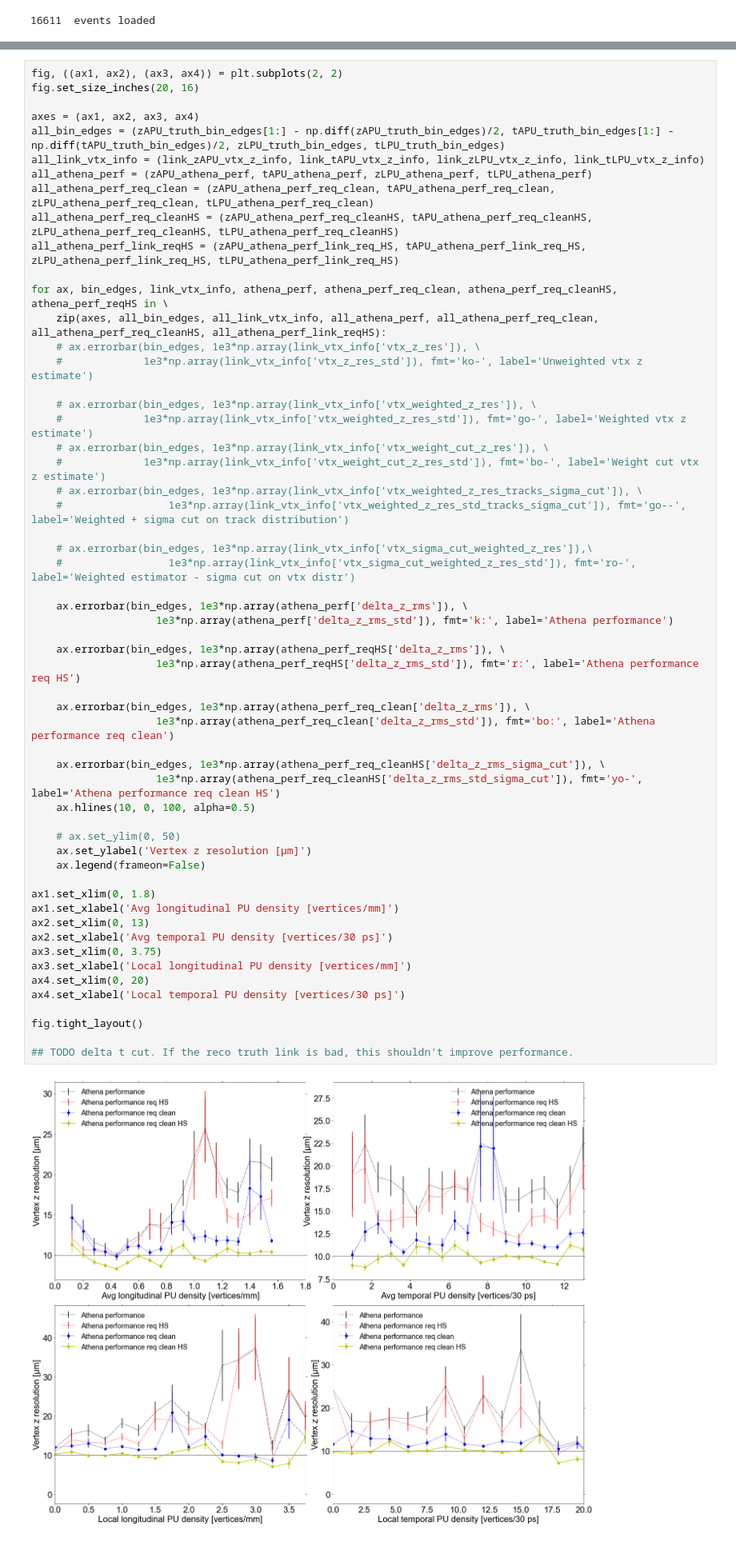
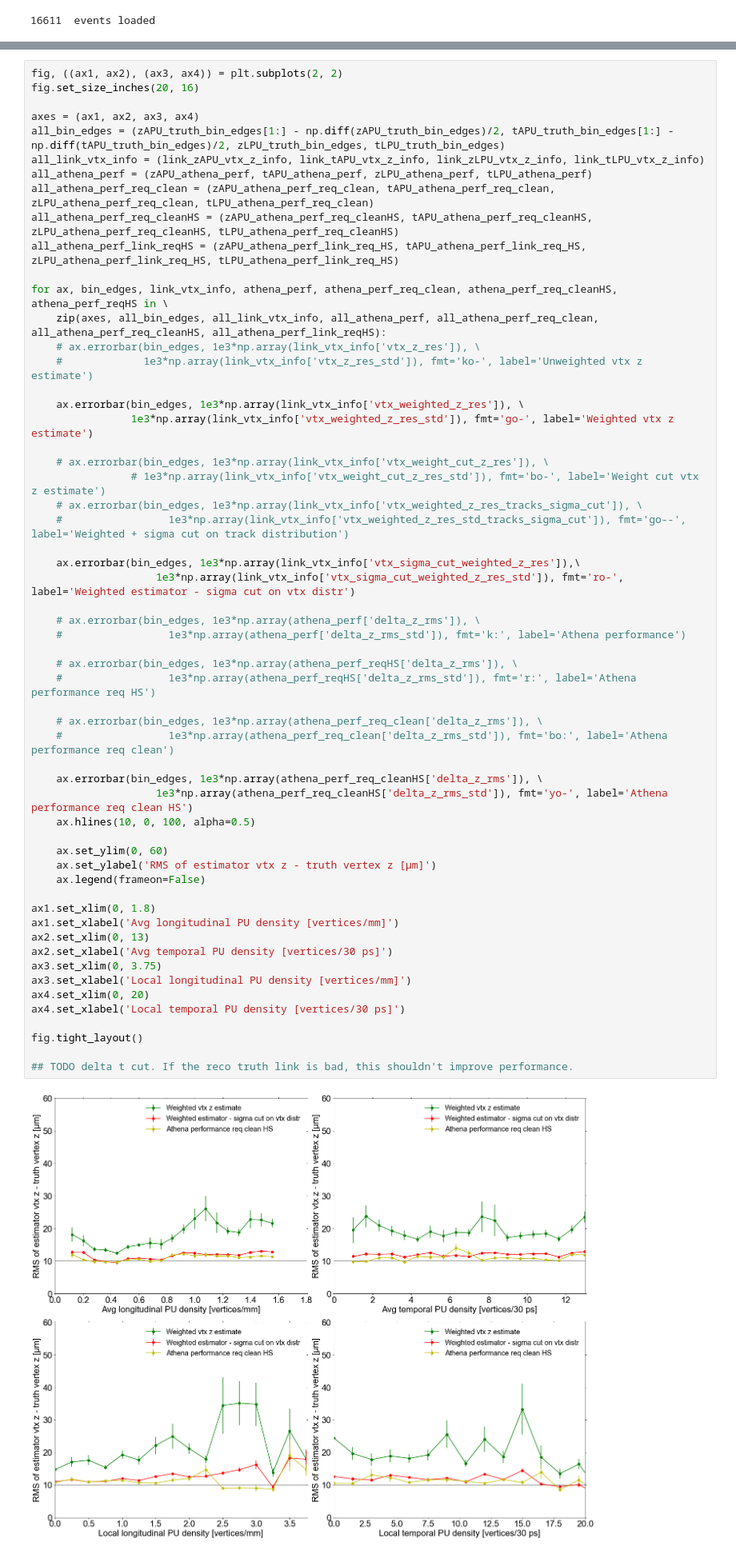
Before and after one commit to ttlindkvist/4DTracking, a Jupyter notebook: pileup_z.ipynb, the cells around one changed output, grey strips where cells are left out. Shown at 80% size. Cells and saved outputs as stored; diff of their text form.

```diff
--- a/pileup_z.ipynb
+++ b/pileup_z.ipynb
@@ -892,49 +991,50 @@ all_athena_perf_link_reqHS = (zAPU_athena_perf_link_req_HS, tAPU_athena_perf_lin
 for ax, bin_edges, link_vtx_info, athena_perf, athena_perf_req_clean, athena_perf_req_cleanHS, athena_perf_reqHS in \
     zip(axes, all_bin_edges, all_link_vtx_info, all_athena_perf, all_athena_perf_req_clean, all_athena_perf_req_cleanHS, all_athena_perf_link_reqHS):
     # ax.errorbar(bin_edges, 1e3*np.array(link_vtx_info['vtx_z_res']), \
     #             1e3*np.array(link_vtx_info['vtx_z_res_std']), fmt='ko-', label='Unweighted vtx z estimate')
 
-    # ax.errorbar(bin_edges, 1e3*np.array(link_vtx_info['vtx_weighted_z_res']), \
-    #             1e3*np.array(link_vtx_info['vtx_weighted_z_res_std']), fmt='go-', label='Weighted vtx z estimate')
+    ax.errorbar(bin_edges, 1e3*np.array(link_vtx_info['vtx_weighted_z_res']), \
+                1e3*np.array(link_vtx_info['vtx_weighted_z_res_std']), fmt='go-', label='Weighted vtx z estimate')
+
     # ax.errorbar(bin_edges, 1e3*np.array(link_vtx_info['vtx_weight_cut_z_res']), \
-    #             1e3*np.array(link_vtx_info['vtx_weight_cut_z_res_std']), fmt='bo-', label='Weight cut vtx z estimate')
+                # 1e3*np.array(link_vtx_info['vtx_weight_cut_z_res_std']), fmt='bo-', label='Weight cut vtx z estimate')
     # ax.errorbar(bin_edges, 1e3*np.array(link_vtx_info['vtx_weighted_z_res_tracks_sigma_cut']), \
     #                 1e3*np.array(link_vtx_info['vtx_weighted_z_res_std_tracks_sigma_cut']), fmt='go--', label='Weighted + sigma cut on track distribution')
 
-    # ax.errorbar(bin_edges, 1e3*np.array(link_vtx_info['vtx_sigma_cut_weighted_z_res']),\
-    #                 1e3*np.array(link_vtx_info['vtx_sigma_cut_weighted_z_res_std']), fmt='ro-', label='Weighted estimator - sigma cut on vtx distr')
+    ax.errorbar(bin_edges, 1e3*np.array(link_vtx_info['vtx_sigma_cut_weighted_z_res']),\
+                    1e3*np.array(link_vtx_info['vtx_sigma_cut_weighted_z_res_std']), fmt='ro-', label='Weighted estimator - sigma cut on vtx distr')
 
-    ax.errorbar(bin_edges, 1e3*np.array(athena_perf['delta_z_rms']), \
-                    1e3*np.array(athena_perf['delta_z_rms_std']), fmt='k:', label='Athena performance')
+    # ax.errorbar(bin_edges, 1e3*np.array(athena_perf['delta_z_rms']), \
+    #                 1e3*np.array(athena_perf['delta_z_rms_std']), fmt='k:', label='Athena performance')
 
-    ax.errorbar(bin_edges, 1e3*np.array(athena_perf_reqHS['delta_z_rms']), \
-                    1e3*np.array(athena_perf_reqHS['delta_z_rms_std']), fmt='r:', label='Athena performance req HS')
+    # ax.errorbar(bin_edges, 1e3*np.array(athena_perf_reqHS['delta_z_rms']), \
+    #                 1e3*np.array(athena_perf_reqHS['delta_z_rms_std']), fmt='r:', label='Athena performance req HS')
 
-    ax.errorbar(bin_edges, 1e3*np.array(athena_perf_req_clean['delta_z_rms']), \
-                    1e3*np.array(athena_perf_req_clean['delta_z_rms_std']), fmt='bo:', label='Athena performance req clean')
+    # ax.errorbar(bin_edges, 1e3*np.array(athena_perf_req_clean['delta_z_rms']), \
+    #                 1e3*np.array(athena_perf_req_clean['delta_z_rms_std']), fmt='bo:', label='Athena performance req clean')
 
-    ax.errorbar(bin_edges, 1e3*np.array(athena_perf_req_cleanHS['delta_z_rms_sigma_cut']), \
-                    1e3*np.array(athena_perf_req_cleanHS['delta_z_rms_std_sigma_cut']), fmt='yo-', label='Athena performance req clean HS')
+    ax.errorbar(bin_edges, 1e3*np.array(athena_perf_req_cleanHS['delta_z_rms']), \
+                    1e3*np.array(athena_perf_req_cleanHS['delta_z_rms_std']), fmt='yo-', label='Athena performance req clean HS')
     ax.hlines(10, 0, 100, alpha=0.5)
 
-    # ax.set_ylim(0, 50)
-    ax.set_ylabel('Vertex z resolution [µm]')
+    ax.set_ylim(0, 60)
+    ax.set_ylabel('RMS of estimator vtx z - truth vertex z [µm]')
     ax.legend(frameon=False)
 
 ax1.set_xlim(0, 1.8)
 ax1.set_xlabel('Avg longitudinal PU density [vertices/mm]')
 ax2.set_xlim(0, 13)
 ax2.set_xlabel('Avg temporal PU density [vertices/30 ps]')
 ax3.set_xlim(0, 3.75)
 ax3.set_xlabel('Local longitudinal PU density [vertices/mm]')
 ax4.set_xlim(0, 20)
 ax4.set_xlabel('Local temporal PU density [vertices/30 ps]')
 
 fig.tight_layout()
 
 ## TODO delta t cut. If the reco truth link is bad, this shouldn't improve performance.
 # %% [output]
-[figure, old version]
+[figure, new version]
 # %%
 fig, ((ax1, ax2), (ax3, ax4)) = plt.subplots(2, 2)
 fig.set_size_inches(20, 16)
```
Also changed, not shown: parts of 8 cells of this notebook, 2 other files.
